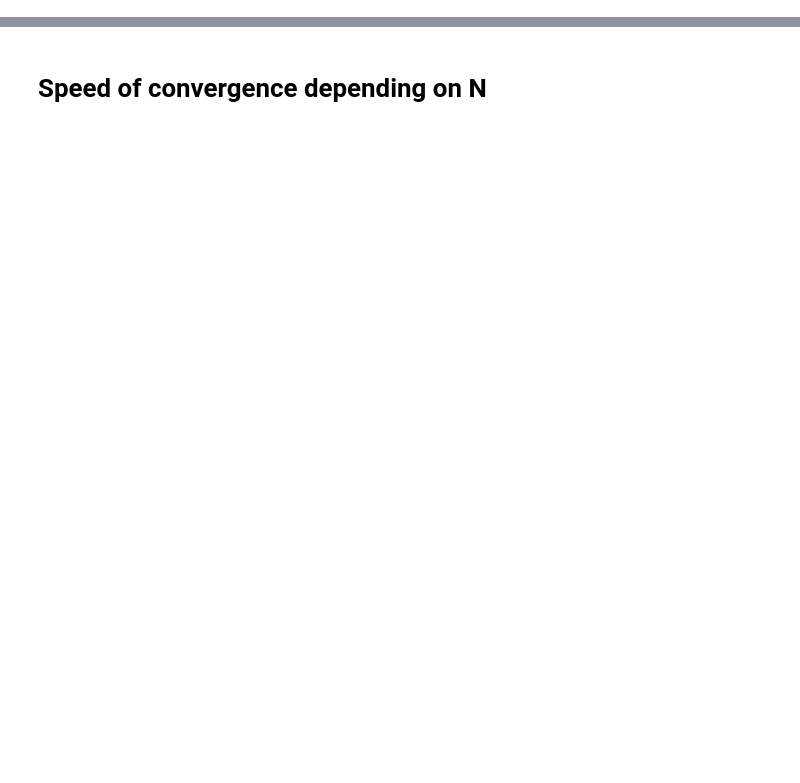
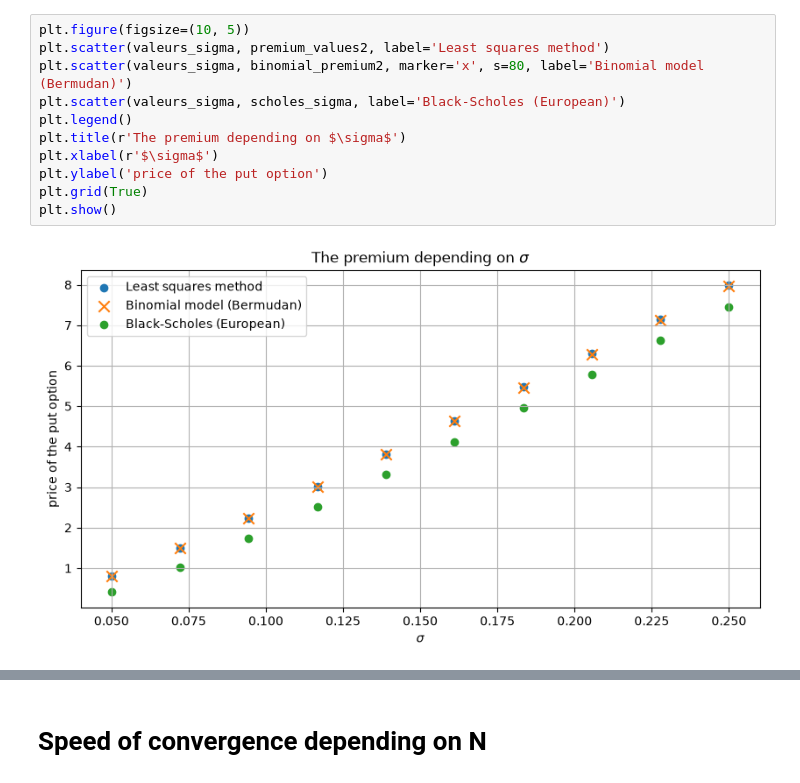
Before and after one commit to samuelmoyal/American-Option-Pricing, a Jupyter notebook: Monte_carlo.ipynb, the cells around one changed output, grey strips where cells are left out. Drawn from its saved outputs; the diff is of its cells as text; blank space fills up the shorter version.

```diff
--- a/Monte_carlo.ipynb
+++ b/Monte_carlo.ipynb
@@ -226,0 +146,13 @@ plt.show()
+# %%
+plt.figure(figsize=(10, 5))
+plt.scatter(valeurs_sigma, premium_values2, label='Least squares method')
+plt.scatter(valeurs_sigma, binomial_premium2, marker='x', s=80, label='Binomial model (Bermudan)')
+plt.scatter(valeurs_sigma, scholes_sigma, label='Black-Scholes (European)')
+plt.legend()
+plt.title(r'The premium depending on $\sigma$')
+plt.xlabel(r'$\sigma$')
+plt.ylabel('price of the put option')
+plt.grid(True)
+plt.show()
+# %% [output]
+[figure, added]
```
Also changed, not shown: parts of 43 cells of this notebook, 5 other files.
